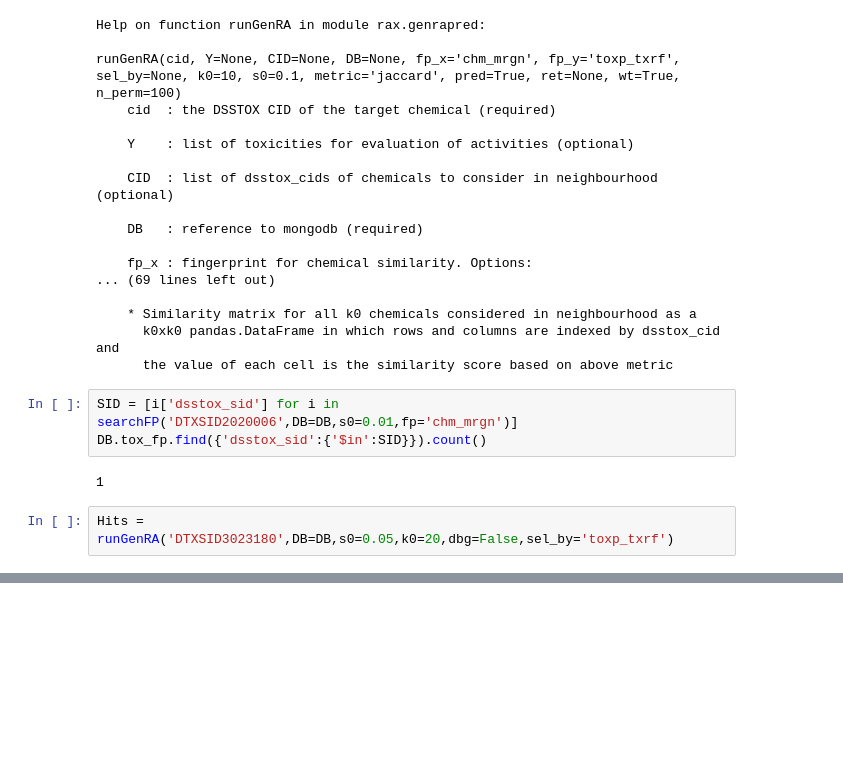
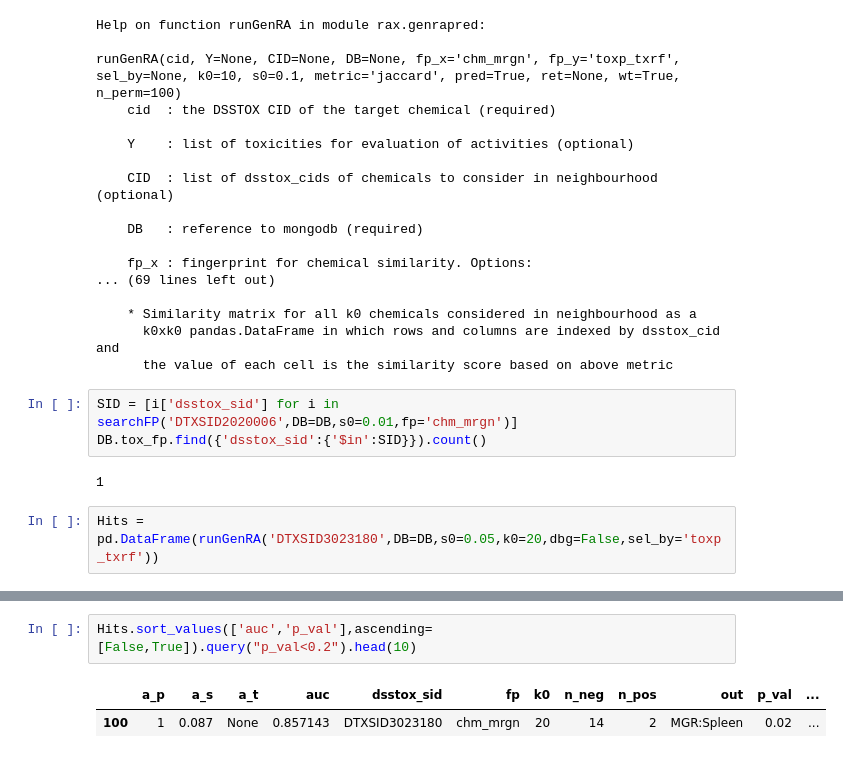
Before and after one commit to georgehelman/genra, a Jupyter notebook: notebooks/rax/rax-genra-pred-v1a.ipynb, the cells around one changed output, grey strips where cells are left out. Drawn from its saved outputs; the diff is of its cells as text; blank space fills up the shorter version.

```diff
--- a/notebooks/rax/rax-genra-pred-v1a.ipynb
+++ b/notebooks/rax/rax-genra-pred-v1a.ipynb
@@ -198,4 +198,4 @@ DB.tox_fp.find({'dsstox_sid':{'$in':SID}}).count()
 # %% [output]
 1
 # %%
-Hits = runGenRA('DTXSID3023180',DB=DB,s0=0.05,k0=20,dbg=False,sel_by='toxp_txrf')
+Hits = pd.DataFrame(runGenRA('DTXSID3023180',DB=DB,s0=0.05,k0=20,dbg=False,sel_by='toxp_txrf'))
@@ -221,0 +202,5 @@ pd.DataFrame(Hits).query("auc>0")
+# %%
+Hits.sort_values(['auc','p_val'],ascending=[False,True]).query("p_val<0.2").head(10)
+# %% [output]
+|  | a_p | a_s | a_t | auc | dsstox_sid | fp | k0 | n_neg | n_pos | out | p_val | ... |
+| 100 | 1 | 0.087 | None | 0.857143 | DTXSID3023180 | chm_mrgn | 20 | 14 | 2 | MGR:Spleen | 0.02 | ... |
```
Also changed, not shown: parts of 3 cells of this notebook, 2 other files.
